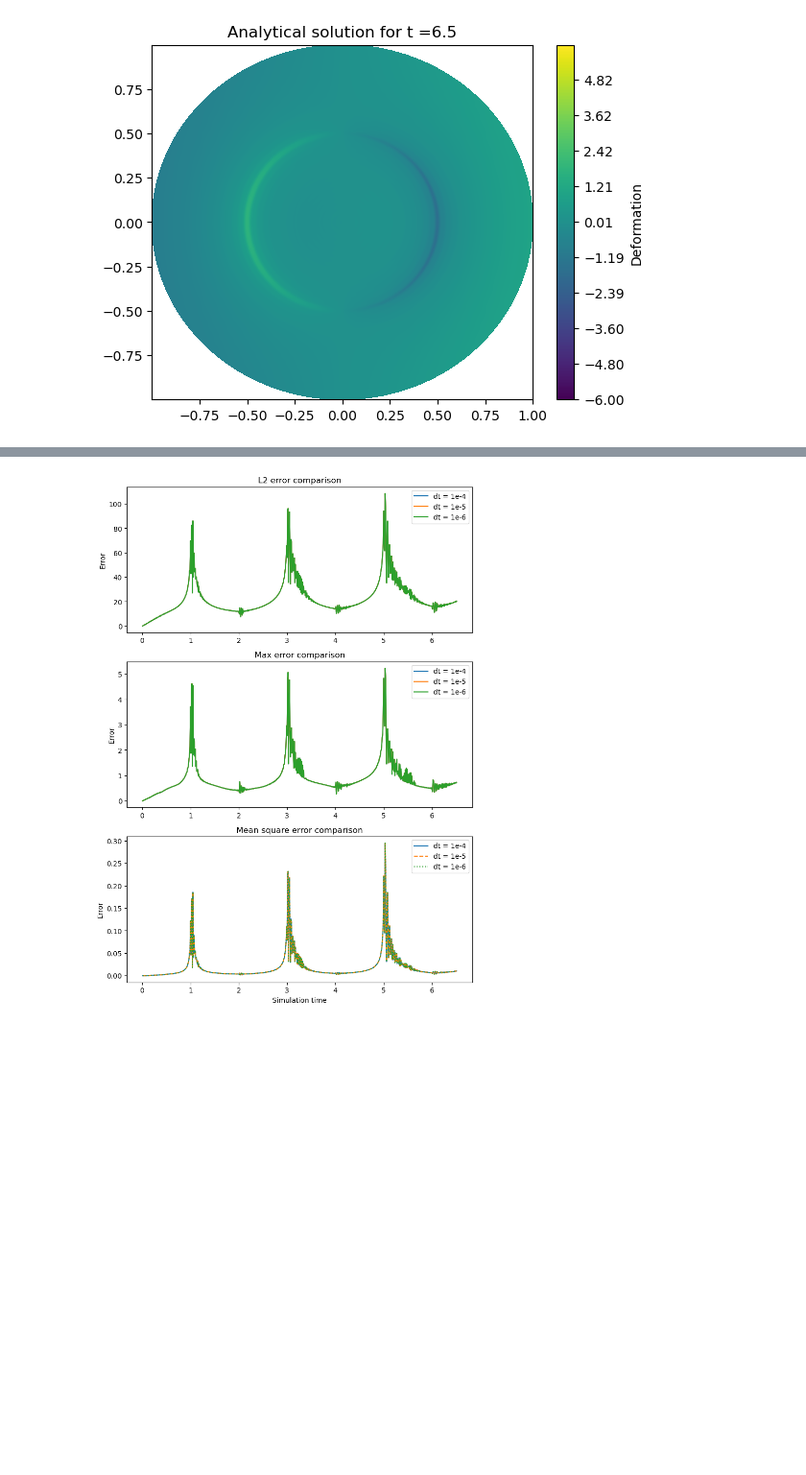
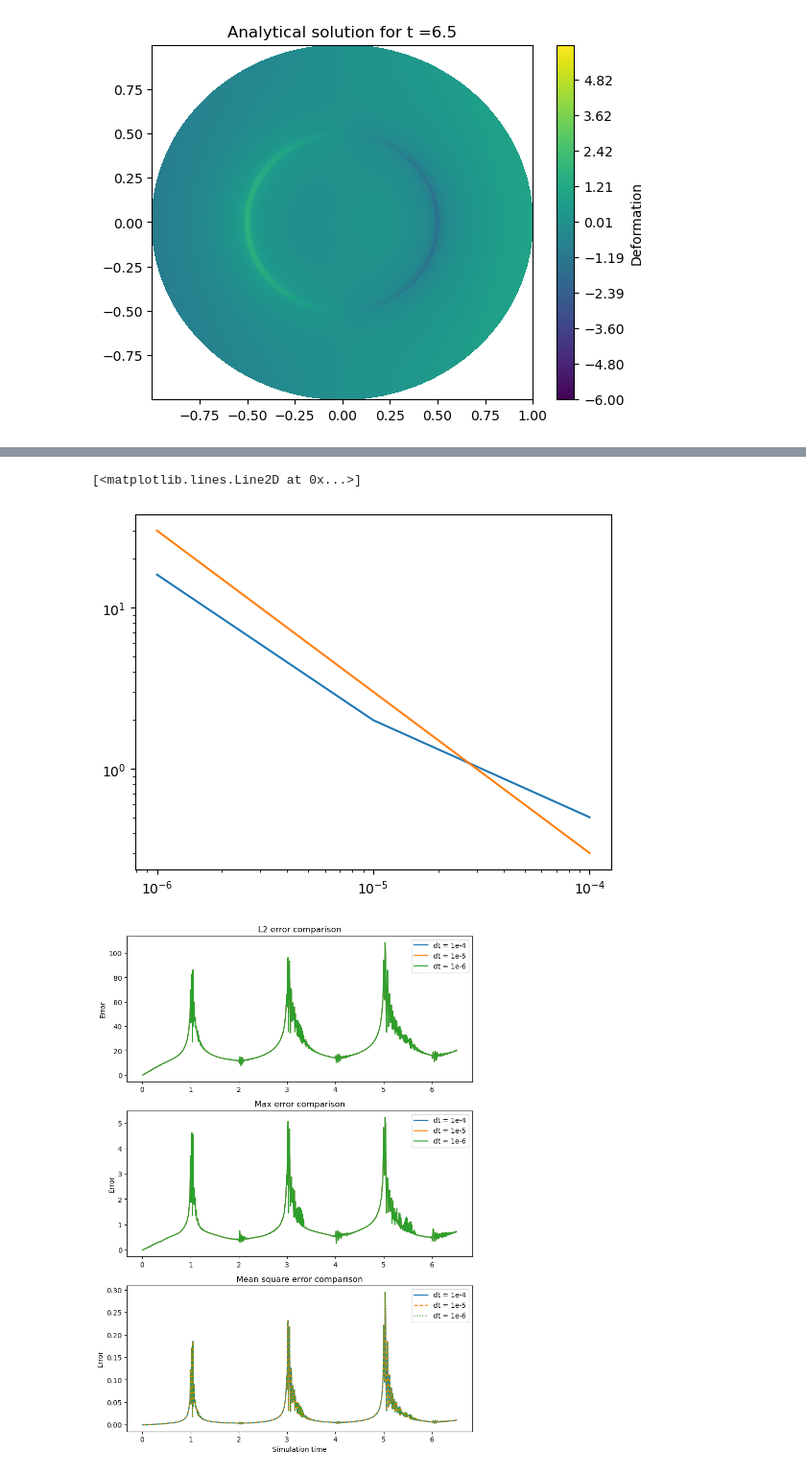
Before and after one commit to mw6136/WAVE, a Jupyter notebook: Numerical_Methods/testing_iterative.ipynb, the cells around one changed output, grey strips where cells are left out. Shown at 96% size. Cells and saved outputs as stored; diff of their text form; code cells hidden in the pictures; blank space fills up the shorter version.

```diff
--- a/Numerical_Methods/testing_iterative.ipynb
+++ b/Numerical_Methods/testing_iterative.ipynb
@@ -293 +319,13 @@ np.shape(Z_DNS_1en3)
+# %%
+xx = np.array([1e-6, 1e-5, 1e-4])
+yy = np.array([16, 2, 0.5])
+
+xxx = np.linspace(1e-6,1e-4,10)
+yyy = 3e-5 * xxx ** (-1)
+
+plt.loglog(xx,yy)
+plt.loglog(xxx,yyy)
+# %% [output]
+[<matplotlib.lines.Line2D at 0x...>]
+[figure, added]
 # %%
```
Also changed, not shown: parts of 21 cells of this notebook.
